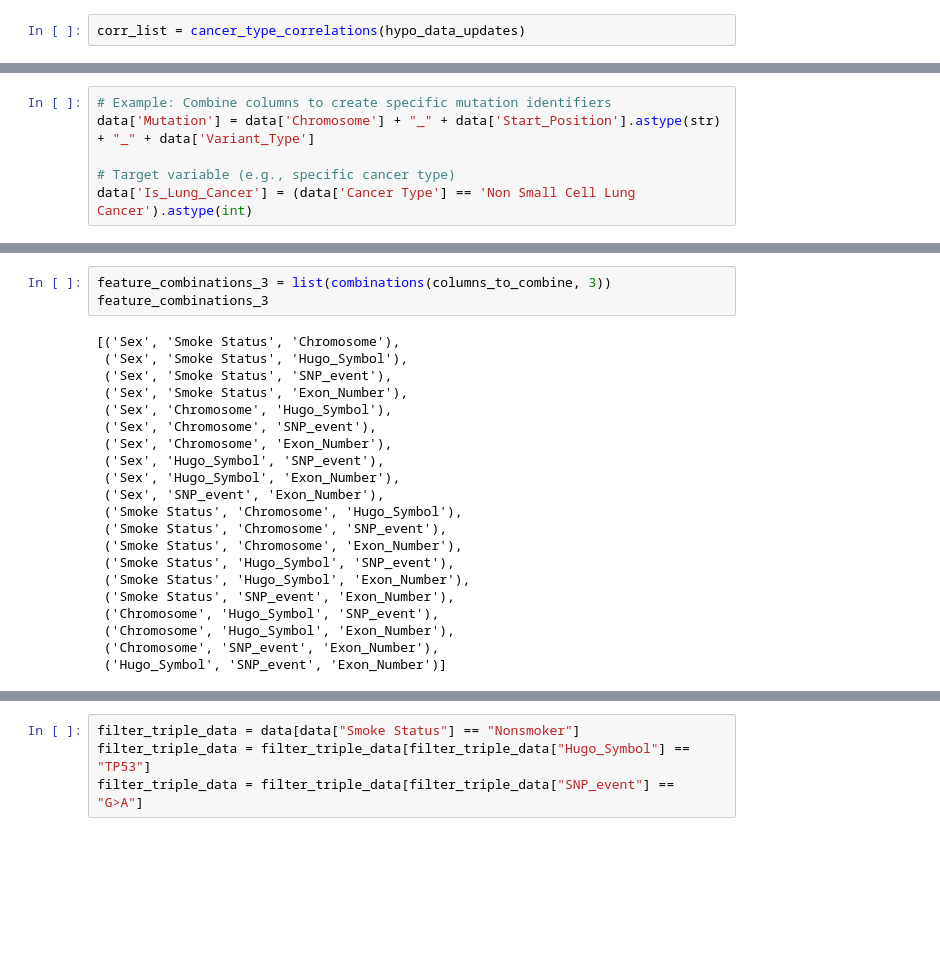
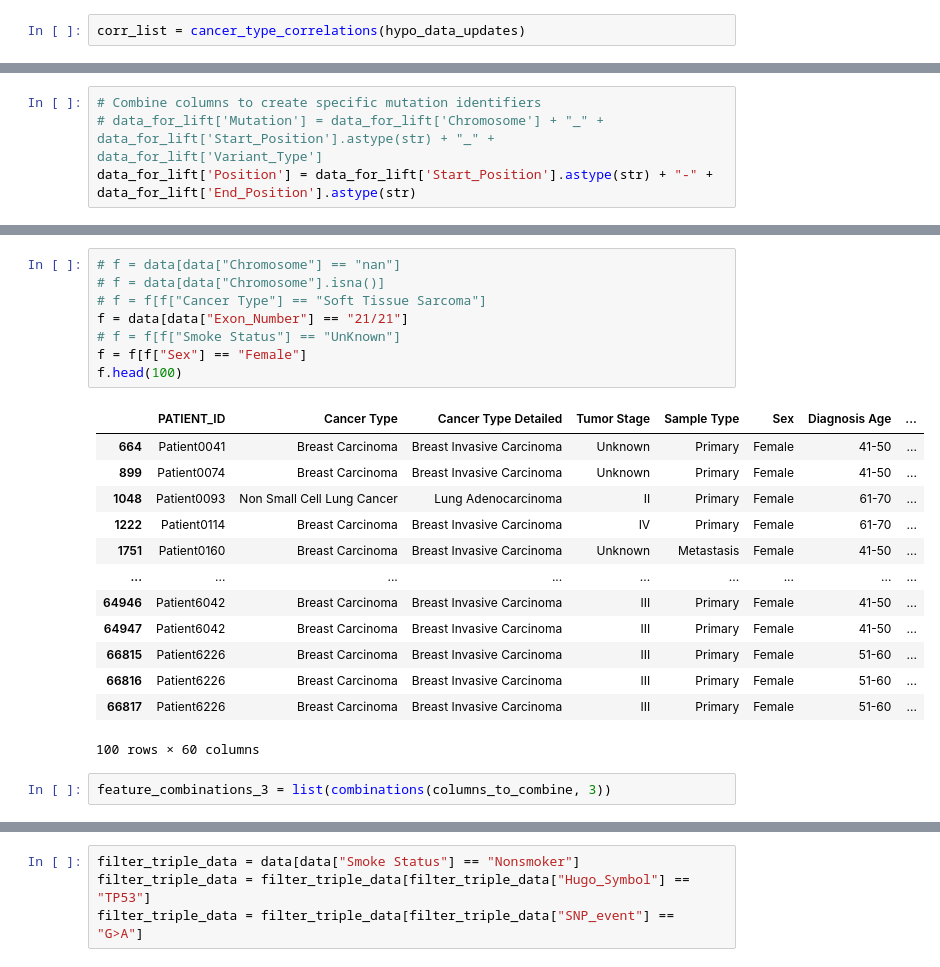
Before and after one commit to Taneun/OncoHypothesis-LLM-Ranker, a Jupyter notebook: pan_cancer/tal_data_preprocessing_new.ipynb, the cells around one changed output, grey strips where cells are left out. Saved outputs shown, nothing was run; the diff lists cells and outputs as text; blank space fills up the shorter version.

```diff
--- a/pan_cancer/tal_data_preprocessing_new.ipynb
+++ b/pan_cancer/tal_data_preprocessing_new.ipynb
@@ -378,6 +252,4 @@ Name: count, dtype: int64
 # %%
-# Example: Combine columns to create specific mutation identifiers
-data['Mutation'] = data['Chromosome'] + "_" + data['Start_Position'].astype(str) + "_" + data['Variant_Type']
-
-# Target variable (e.g., specific cancer type)
-data['Is_Lung_Cancer'] = (data['Cancer Type'] == 'Non Small Cell Lung Cancer').astype(int)
+# Combine columns to create specific mutation identifiers
+# data_for_lift['Mutation'] = data_for_lift['Chromosome'] + "_" + data_for_lift['Start_Position'].astype(str) + "_" + data_for_lift['Variant_Type']
+data_for_lift['Position'] = data_for_lift['Start_Position'].astype(str) + "-" + data_for_lift['End_Position'].astype(str)
@@ -488,27 +320,27 @@ lift_df.head(100)
+# %%
+# f = data[data["Chromosome"] == "nan"]
+# f = data[data["Chromosome"].isna()]
+# f = f[f["Cancer Type"] == "Soft Tissue Sarcoma"]
+f = data[data["Exon_Number"] == "21/21"]
+# f = f[f["Smoke Status"] == "UnKnown"]
+f = f[f["Sex"] == "Female"]
+f.head(100)
+# %% [output]
+|  | PATIENT_ID | Cancer Type | Cancer Type Detailed | Tumor Stage | Sample Type | Sex | Diagnosis Age | ... |
+| 664 | Patient0041 | Breast Carcinoma | Breast Invasive Carcinoma | Unknown | Primary | Female | 41-50 | ... |
+| 899 | Patient0074 | Breast Carcinoma | Breast Invasive Carcinoma | Unknown | Primary | Female | 41-50 | ... |
+| 1048 | Patient0093 | Non Small Cell Lung Cancer | Lung Adenocarcinoma | II | Primary | Female | 61-70 | ... |
+| 1222 | Patient0114 | Breast Carcinoma | Breast Invasive Carcinoma | IV | Primary | Female | 61-70 | ... |
+| 1751 | Patient0160 | Breast Carcinoma | Breast Invasive Carcinoma | Unknown | Metastasis | Female | 41-50 | ... |
+| ... | ... | ... | ... | ... | ... | ... | ... | ... |
+| 64946 | Patient6042 | Breast Carcinoma | Breast Invasive Carcinoma | III | Primary | Female | 41-50 | ... |
+| 64947 | Patient6042 | Breast Carcinoma | Breast Invasive Carcinoma | III | Primary | Female | 41-50 | ... |
+| 66815 | Patient6226 | Breast Carcinoma | Breast Invasive Carcinoma | III | Primary | Female | 51-60 | ... |
+| 66816 | Patient6226 | Breast Carcinoma | Breast Invasive Carcinoma | III | Primary | Female | 51-60 | ... |
+| 66817 | Patient6226 | Breast Carcinoma | Breast Invasive Carcinoma | III | Primary | Female | 51-60 | ... |
+100 rows × 60 columns
 # %%
 feature_combinations_3 = list(combinations(columns_to_combine, 3))
-feature_combinations_3
-# %% [output]
-[('Sex', 'Smoke Status', 'Chromosome'),
- ('Sex', 'Smoke Status', 'Hugo_Symbol'),
- ('Sex', 'Smoke Status', 'SNP_event'),
- ('Sex', 'Smoke Status', 'Exon_Number'),
- ('Sex', 'Chromosome', 'Hugo_Symbol'),
- ('Sex', 'Chromosome', 'SNP_event'),
- ('Sex', 'Chromosome', 'Exon_Number'),
- ('Sex', 'Hugo_Symbol', 'SNP_event'),
- ('Sex', 'Hugo_Symbol', 'Exon_Number'),
- ('Sex', 'SNP_event', 'Exon_Number'),
- ('Smoke Status', 'Chromosome', 'Hugo_Symbol'),
- ('Smoke Status', 'Chromosome', 'SNP_event'),
- ('Smoke Status', 'Chromosome', 'Exon_Number'),
- ('Smoke Status', 'Hugo_Symbol', 'SNP_event'),
- ('Smoke Status', 'Hugo_Symbol', 'Exon_Number'),
- ('Smoke Status', 'SNP_event', 'Exon_Number'),
- ('Chromosome', 'Hugo_Symbol', 'SNP_event'),
- ('Chromosome', 'Hugo_Symbol', 'Exon_Number'),
- ('Chromosome', 'SNP_event', 'Exon_Number'),
- ('Hugo_Symbol', 'SNP_event', 'Exon_Number')]
 # %%
 lifts = []
 # Probability of the cancer type
```
Also changed, not shown: parts of 38 cells of this notebook, 3 other files.
